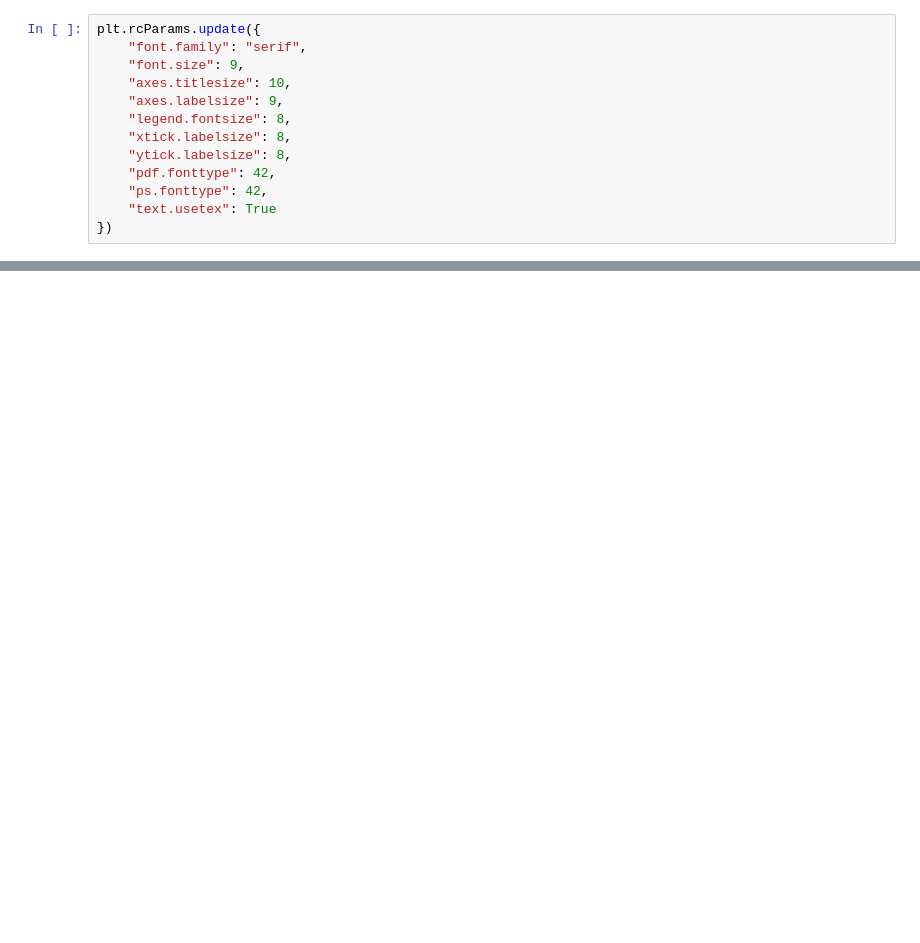
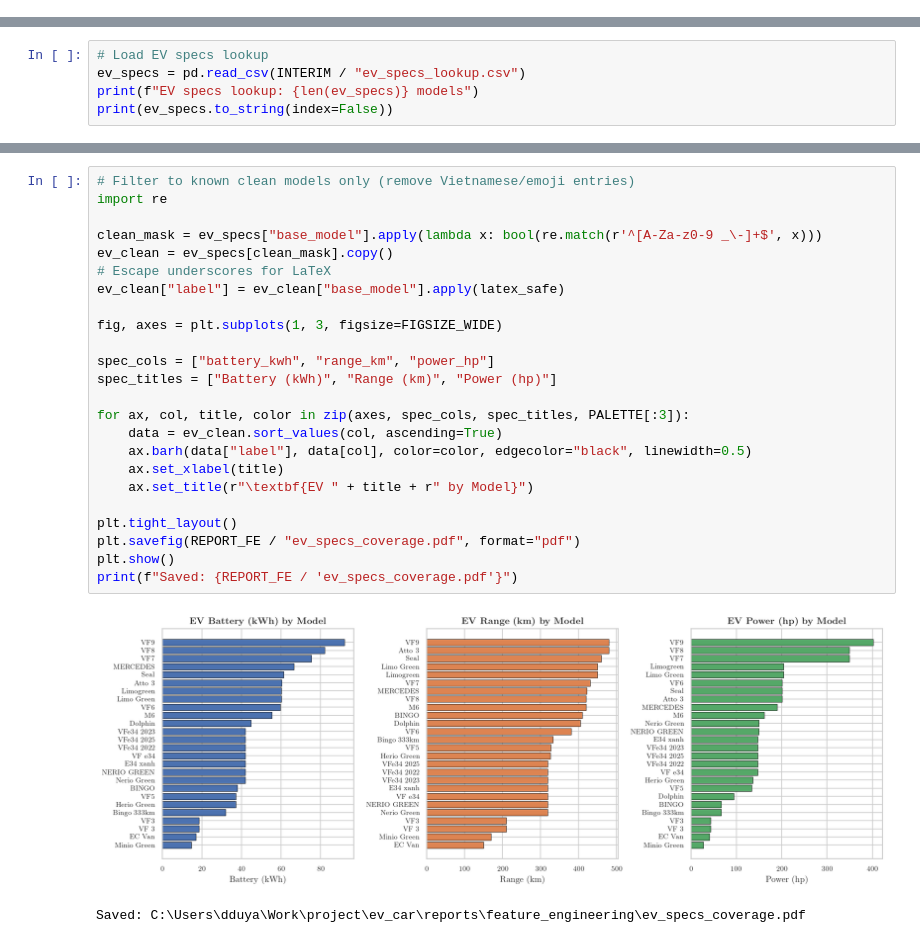
Before and after one commit to AIL-SP25-G6/ev_car, a Jupyter notebook: notebooks/feature_engineering.ipynb, the cells around one changed output, grey strips where cells are left out. Cells and saved outputs as stored; diff of their text form; blank space fills up the shorter version.

```diff
--- a/notebooks/feature_engineering.ipynb
+++ b/notebooks/feature_engineering.ipynb
@@ -22,13 +0,0 @@ Matplotlib settings for LaTeX-compatible PDF exports.
-# %%
-plt.rcParams.update({
-    "font.family": "serif",
-    "font.size": 9,
-    "axes.titlesize": 10,
-    "axes.labelsize": 9,
-    "legend.fontsize": 8,
-    "xtick.labelsize": 8,
-    "ytick.labelsize": 8,
-    "pdf.fonttype": 42,
-    "ps.fonttype": 42,
-    "text.usetex": True
-})
@@ -770,0 +387,5 @@ VIF dropped: 3
+# %%
+# Load EV specs lookup
+ev_specs = pd.read_csv(INTERIM / "ev_specs_lookup.csv")
+print(f"EV specs lookup: {len(ev_specs)} models")
+print(ev_specs.to_string(index=False))
@@ -770,0 +410,27 @@ VIF dropped: 3
+# %%
+# Filter to known clean models only (remove Vietnamese/emoji entries)
+import re
+
+clean_mask = ev_specs["base_model"].apply(lambda x: bool(re.match(r'^[A-Za-z0-9 _\-]+$', x)))
+ev_clean = ev_specs[clean_mask].copy()
+# Escape underscores for LaTeX
+ev_clean["label"] = ev_clean["base_model"].apply(latex_safe)
+
+fig, axes = plt.subplots(1, 3, figsize=FIGSIZE_WIDE)
+
+spec_cols = ["battery_kwh", "range_km", "power_hp"]
+spec_titles = ["Battery (kWh)", "Range (km)", "Power (hp)"]
+
+for ax, col, title, color in zip(axes, spec_cols, spec_titles, PALETTE[:3]):
+    data = ev_clean.sort_values(col, ascending=True)
+    ax.barh(data["label"], data[col], color=color, edgecolor="black", linewidth=0.5)
+    ax.set_xlabel(title)
+    ax.set_title(r"\textbf{EV " + title + r" by Model}")
+
+plt.tight_layout()
+plt.savefig(REPORT_FE / "ev_specs_coverage.pdf", format="pdf")
+plt.show()
+print(f"Saved: {REPORT_FE / 'ev_specs_coverage.pdf'}")
+# %% [output]
+[figure, added]
+Saved: C:\Users\dduya\Work\project\ev_car\reports\feature_engineering\ev_specs_coverage.pdf
```
Also changed, not shown: parts of 96 cells of this notebook, 25 other files.
